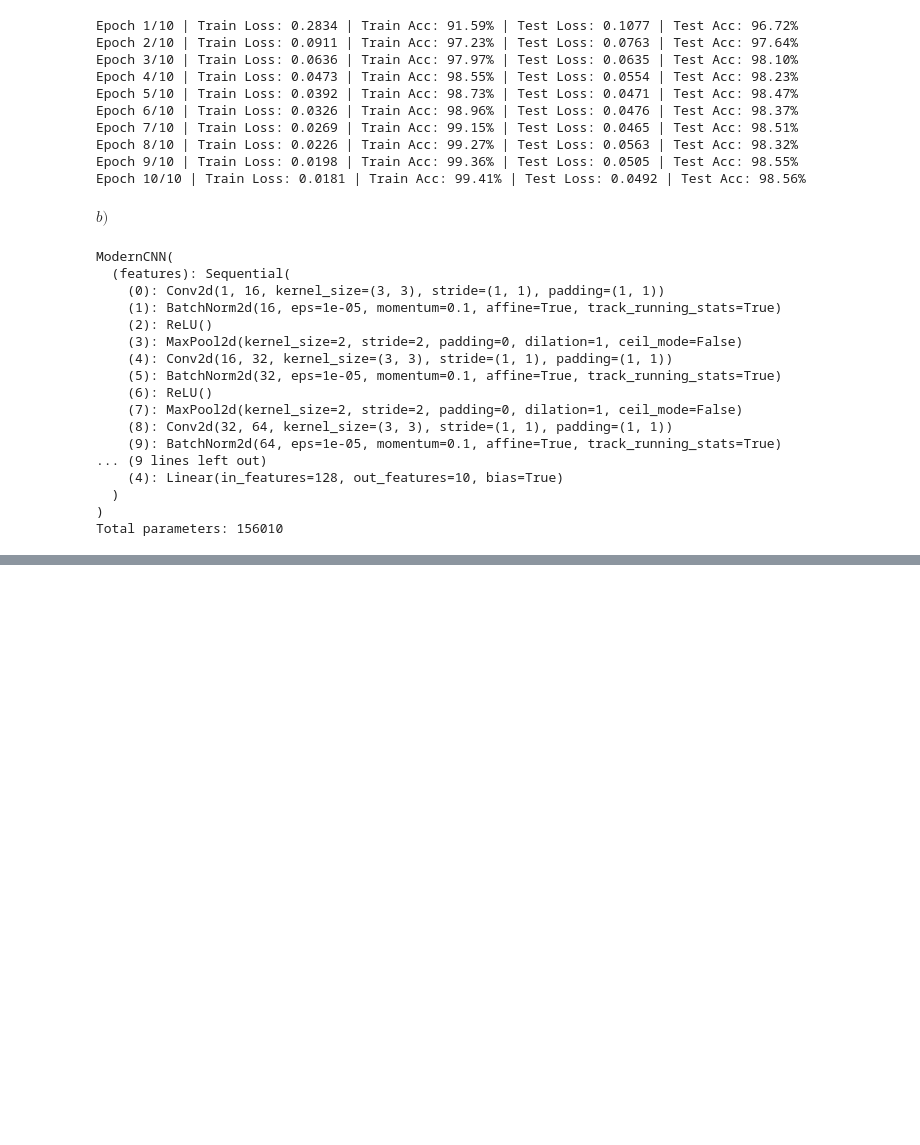
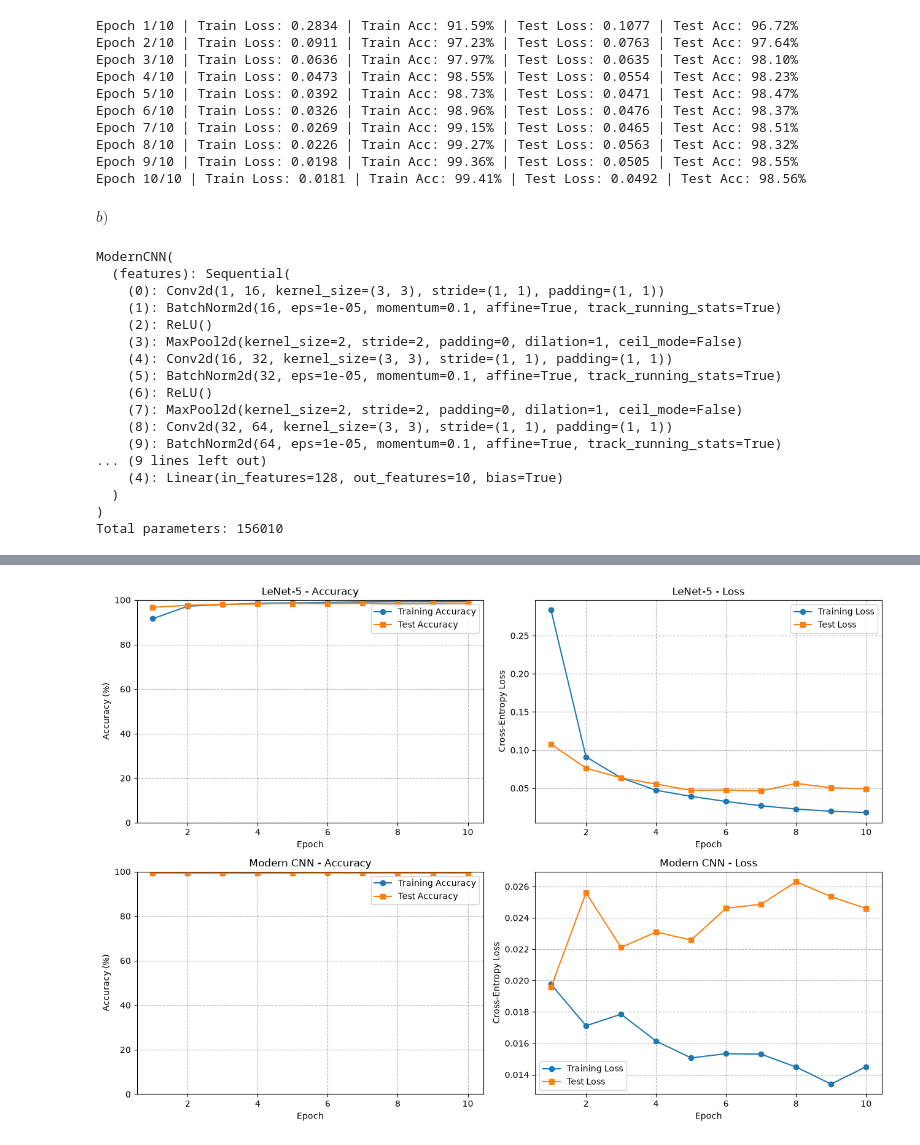
Before and after one commit to codingNR29/Image-processing, a Jupyter notebook: Assignments/Assignment 3/230544C_a03.ipynb, the cells around one changed output, grey strips where cells are left out. Saved outputs shown, nothing was run; the diff lists cells and outputs as text; code cells hidden in the pictures; blank space fills up the shorter version.

```diff
--- a/Assignments/Assignment 3/230544C_a03.ipynb
+++ b/Assignments/Assignment 3/230544C_a03.ipynb
@@ -669,0 +810,19 @@ Total parameters: 156010
+# %%
+#Checking the training histories
+for model_name, history in [
+    ("LeNet-5", lenet_history),
+    ("Modern CNN", modern_model_history)
+]:
+    print(f"\n{model_name}")
+
+    for key, values in history.items():
+        print(f"{key}: {len(values)} epochs")
+
+    assert all(len(values) == 10 for values in history.values()), \
+        f"{model_name}: Expected 10 epochs of results"
+
+    assert all(
+        0 <= acc <= 100
+        for key in ["train_acc", "test_acc"]
+        for acc in history[key]
+    ), f"{model_name}: Invalid accuracy found"
@@ -669,0 +841,60 @@ Total parameters: 156010
+# %%
+#Plotting accuracy and loss for both models
+fig, axes = plt.subplots(2, 2, figsize=(13, 9))
+
+histories = [
+    ("LeNet-5", lenet_history),
+    ("Modern CNN", modern_model_history)
+]
+
+for row, (model_name, history) in enumerate(histories):
+
+    epochs_range = range(1, len(history["train_acc"]) + 1)
+
+    #Accuracy
+    axes[row, 0].plot(
+        epochs_range,
+        history["train_acc"],
+        marker="o",
+        label="Training Accuracy"
+    )
+
+    axes[row, 0].plot(
+        epochs_range,
+        history["test_acc"],
+        marker="s",
+        label="Test Accuracy"
+    )
+
+    axes[row, 0].set_title(f"{model_name} - Accuracy")
+    axes[row, 0].set_xlabel("Epoch")
+    axes[row, 0].set_ylabel("Accuracy (%)")
+    axes[row, 0].set_ylim(0, 100)
+    axes[row, 0].legend()
+    axes[row, 0].grid(True, linestyle ="--")
+
+    #Loss
+    axes[row, 1].plot(
+        epochs_range,
+        history["train_loss"],
+        marker="o",
+        label="Training Loss"
+    )
+
+    axes[row, 1].plot(
+        epochs_range,
+        history["test_loss"],
+        marker="s",
+        label="Test Loss"
+    )
+
+    axes[row, 1].set_title(f"{model_name} - Loss")
+    axes[row, 1].set_xlabel("Epoch")
+    axes[row, 1].set_ylabel("Cross-Entropy Loss")
+    axes[row, 1].legend()
+    axes[row, 1].grid(True, linestyle ="--")
+
+plt.tight_layout()
+plt.show()
+# %% [output]
+[figure, added]
```
Also changed, not shown: parts of 9 cells of this notebook.
